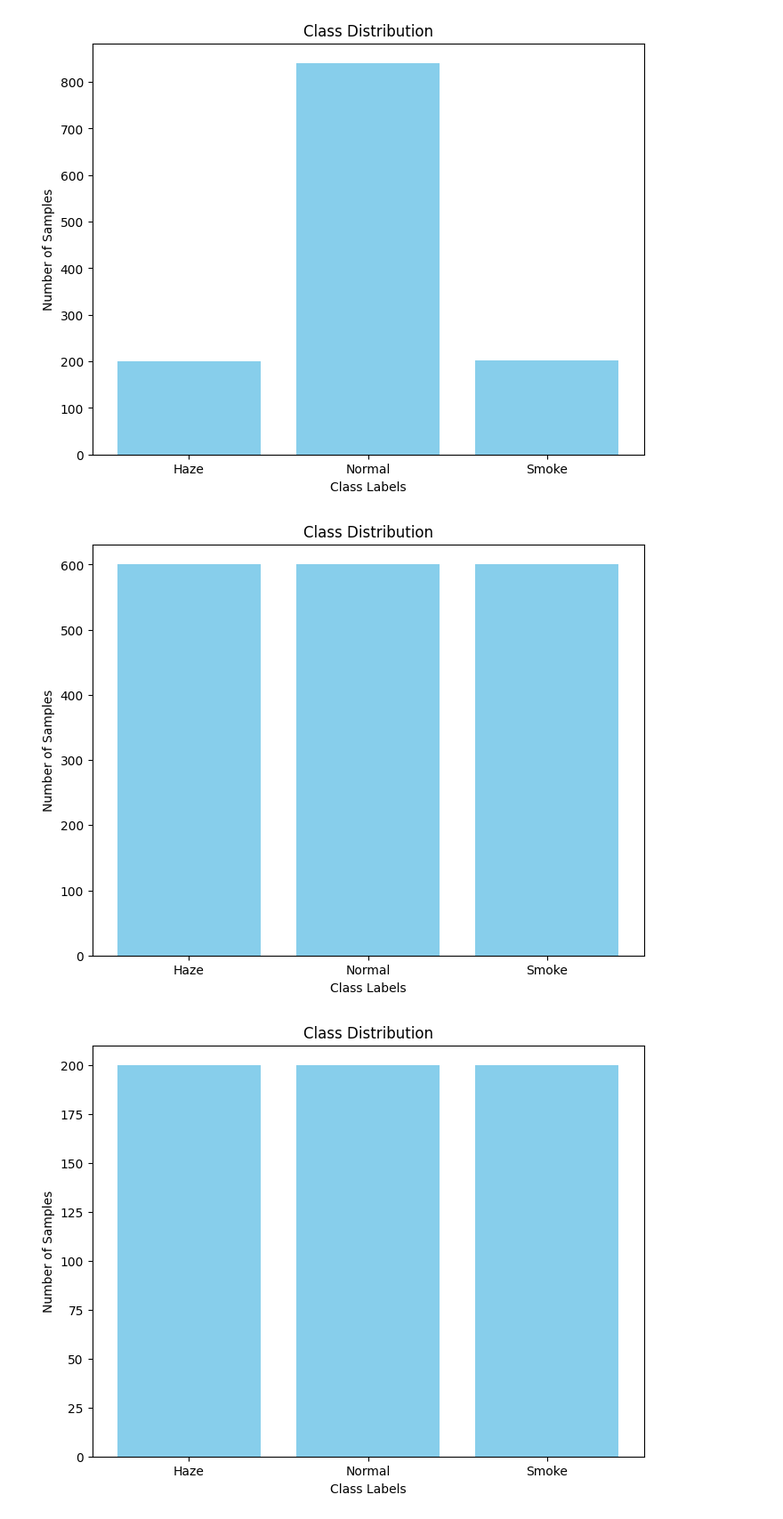
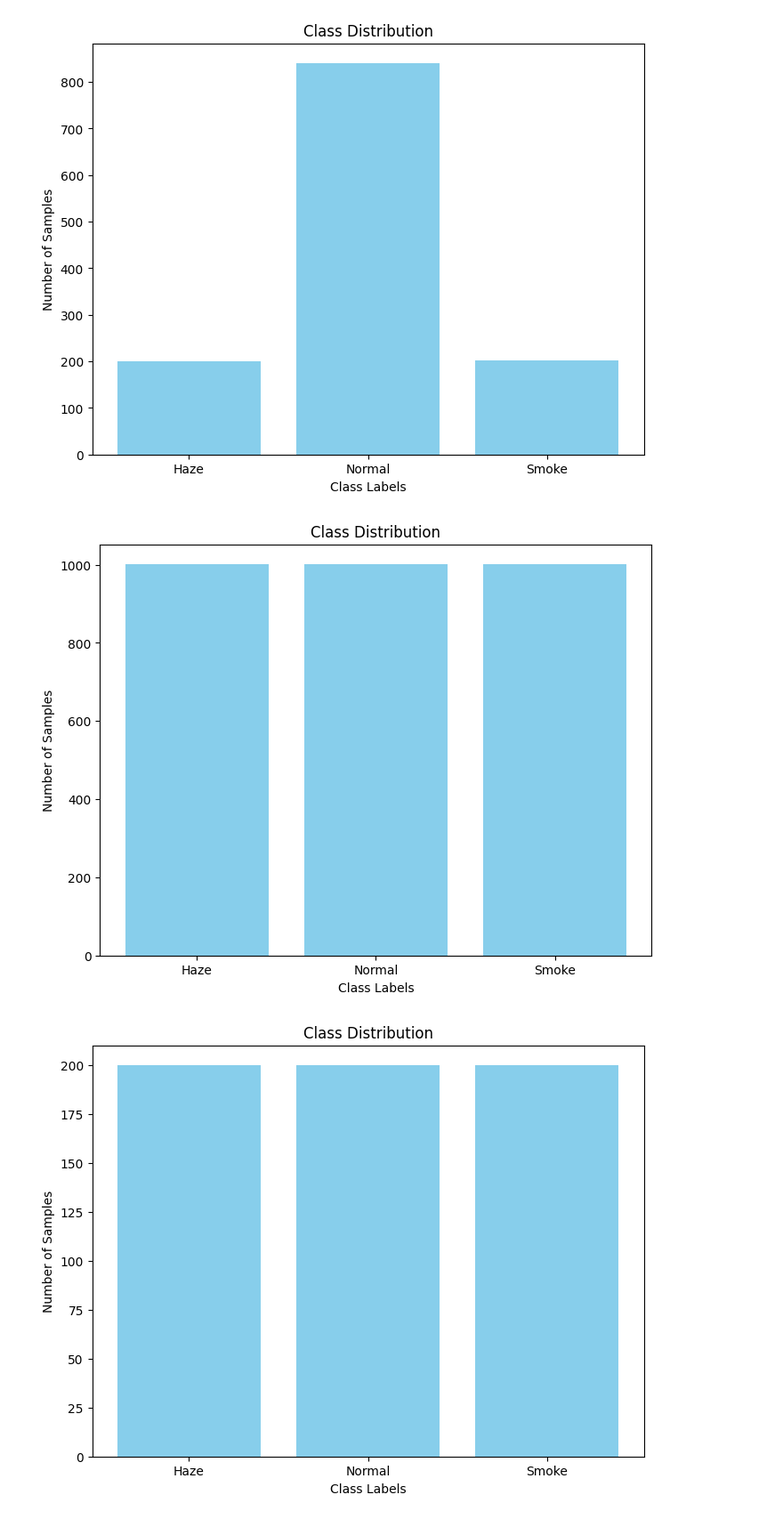
Before and after one commit to guanyuehan/hacx-cs10, a Jupyter notebook: Models/start.ipynb, the cells around one changed output. Shown at 89% size. Cells and saved outputs as stored; diff of their text form; code cells hidden in the pictures.

```diff
--- a/Models/start.ipynb
+++ b/Models/start.ipynb
@@ -76,7 +78,7 @@ test_transform = Compose([
     ToTensorV2(),
 ])
 
-train_dset = ImageFolder(os.path.join(DATASET_PATH, "train"), transform=lambda x: train_transform(image=np.array(x))['image'])
+train_dset = ImageFolder("../USTCSmoke", transform=lambda x: train_transform(image=np.array(x))['image'])
 test_dset = ImageFolder(os.path.join(DATASET_PATH, "test"), transform=lambda x: test_transform(image=np.array(x))['image'])
 
 image, label_index = train_dset[0]
@@ -114,26 +116,30 @@ plot_class_distribution(test_dset, LABELS)
 [figure]
 # %%
 # undersampling of dataset to balance classes
+# randomly not by truncating
+from collections import defaultdict
 def undersample_dataset(dataset):
-    class_indices = {}
-    for idx, (_, label) in enumerate(dataset):
-        if label not in class_indices:
-            class_indices[label] = []
-        class_indices[label].append(idx)
+    class_samples = defaultdict(list)
+    for idx in range(len(dataset)):
+        _, label = dataset[idx]
+        class_samples[label].append(idx)
 
-    min_class_size = min(len(indices) for indices in class_indices.values())
+    # Find minimum class size
+    min_size = min(len(samples) for samples in class_samples.values())
 
+    # Randomly sample indices from each class
     balanced_indices = []
-    for indices in class_indices.values():
-        balanced_indices.extend(indices[:min_class_size])
+    for label_indices in class_samples.values():
+        selected = np.random.choice(label_indices, size=min_size, replace=False)
+        balanced_indices.extend(selected)
 
     balanced_dataset = torch.utils.data.Subset(dataset, balanced_indices)
     return balanced_dataset
 
 balanced_train_dset = undersample_dataset(train_dset)
 plot_class_distribution(balanced_train_dset, LABELS)
 # %% [output]
-[figure, old version]
+[figure, new version]
 # %%
 balanced_test_dset = undersample_dataset(test_dset)
 plot_class_distribution(balanced_test_dset, LABELS)
```
Also changed, not shown: parts of 15 cells of this notebook, 4 other files.
